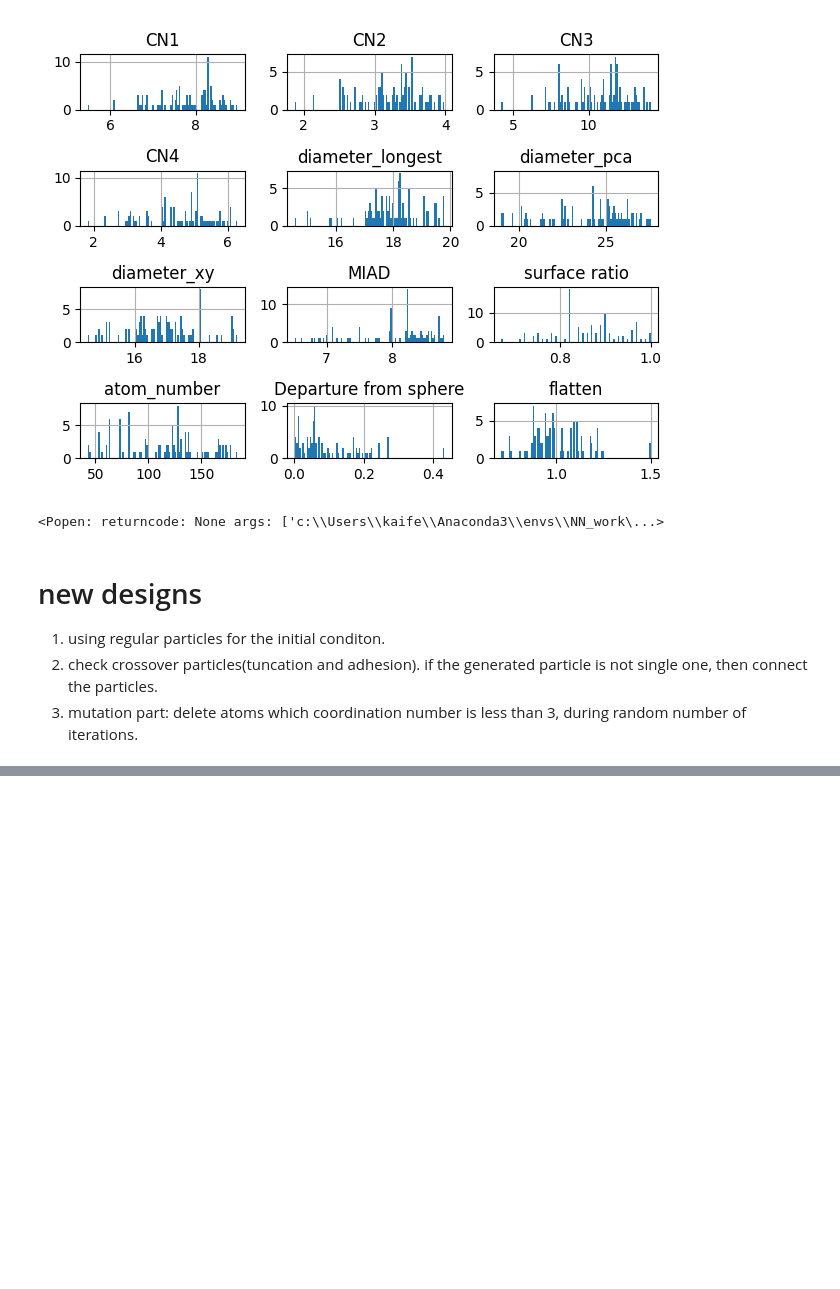
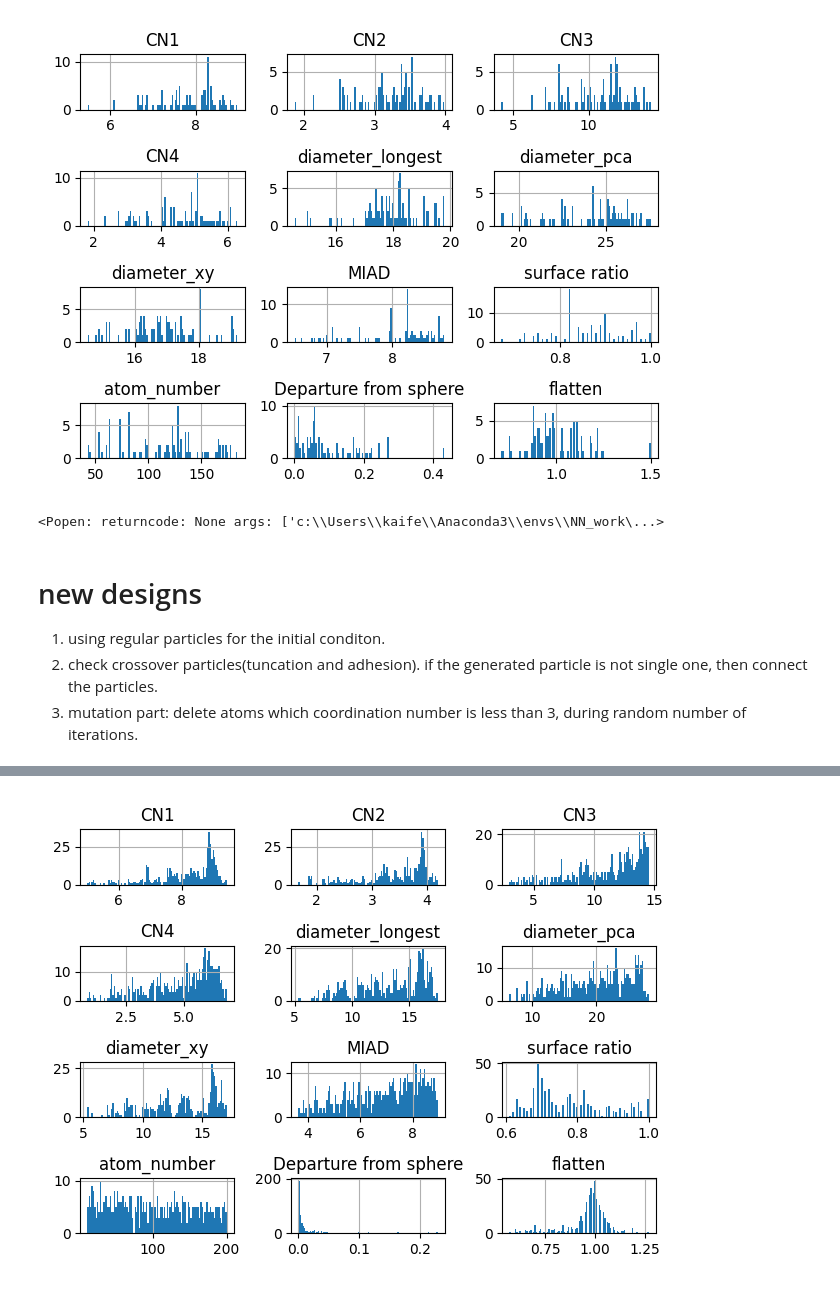
Before and after one commit to kaifengZheng/GA_nano_generator, a Jupyter notebook: particle_generator_test.ipynb, the cells around one changed output, grey strips where cells are left out. Saved outputs shown, nothing was run; the diff lists cells and outputs as text; code cells hidden in the pictures; blank space fills up the shorter version.

```diff
--- a/particle_generator_test.ipynb
+++ b/particle_generator_test.ipynb
@@ -742,0 +721,3 @@ pdes=pd.DataFrame(particles_descriptors)
+# %%
+genome,parameters=particles_encode_gen(3.77,max_num_atoms=200)
+genome
@@ -940,8 +943,8 @@ def crossover(lc,parent1,parent2,cross_over_rate=0.6,max_num_atoms=100):
     if random.random()<cross_over_rate:
         theta=random.uniform(0,np.pi)
         phi=random.uniform(0,2*np.pi)
-        # parent1_particle=recon_coordfromcodes(parent1,lc,max_num_atoms)
-        # parent2_particle=recon_coordfromcodes(parent2,lc,max_num_atoms)
+        parent1_particle=recon_coordfromcodes(parent1,lc,max_num_atoms)
+        parent2_particle=recon_coordfromcodes(parent2,lc,max_num_atoms)
         parent1_up,parent1_down=atom_cut_up_down_center(parent1,theta,phi,[0,0,0],lc,max_num_atoms)
         parent2_up,parent2_down=atom_cut_up_down_center(parent2,theta,phi,[0,0,0],lc,max_num_atoms)
         parent1_up,parent1_down=np.array(parent1_up),np.array(parent1_down)
@@ -978,7 +981,7 @@ descriptors={#"surface ratio": 1,
 print(descriptors)
 num_lattice=max_num_atoms//2 #since one unit cell of fcc lattice has 2 atoms
 n_max=int(np.ceil(np.cbrt(num_lattice)))
-lattice_big,_=empty_lattice(lc,n_max,n_max,n_max)
+lattice_big=empty_lattice(lc,n_max,n_max,n_max)
 fitness_record=[]
 best_particle=[]
 #3. calculate fitness for populations
@@ -1633,0 +1703,11 @@ KeyboardInterrupt:
+# %%
+particles_descriptors=[]
+bas=[]
+
+for i in range(len(ini_atom_list)):
+    particles_descriptors.append(descriptor_table(ini_atom_list[i]))
+pdes=pd.DataFrame(particles_descriptors)
+pdes.hist(bins=100)
+plt.tight_layout()
+# %% [output]
+[figure, added]
```
Also changed, not shown: parts of 34 cells of this notebook.
